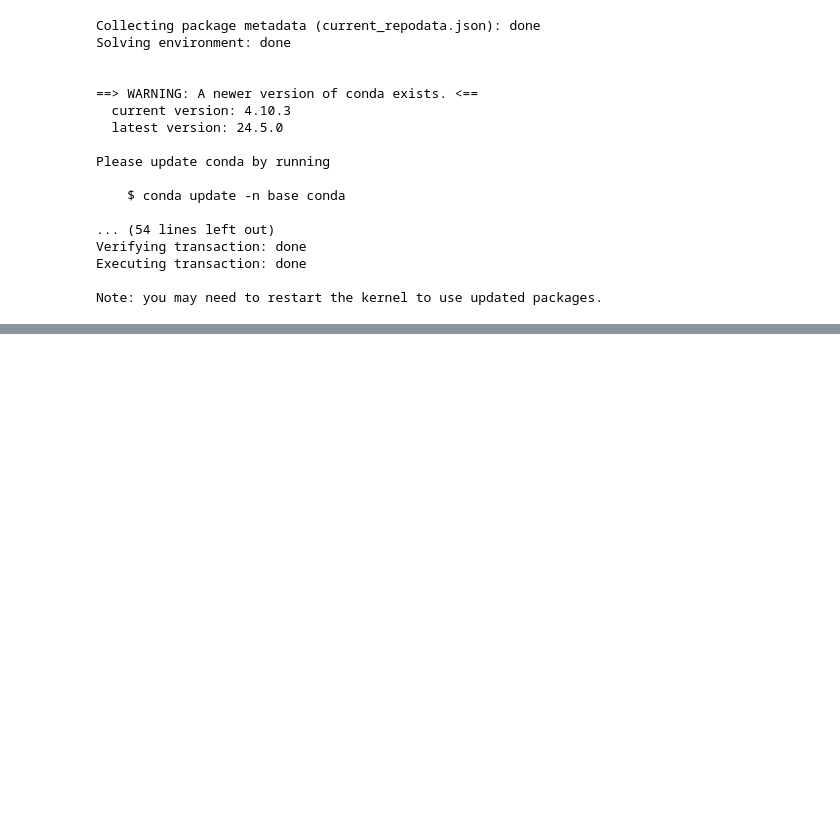
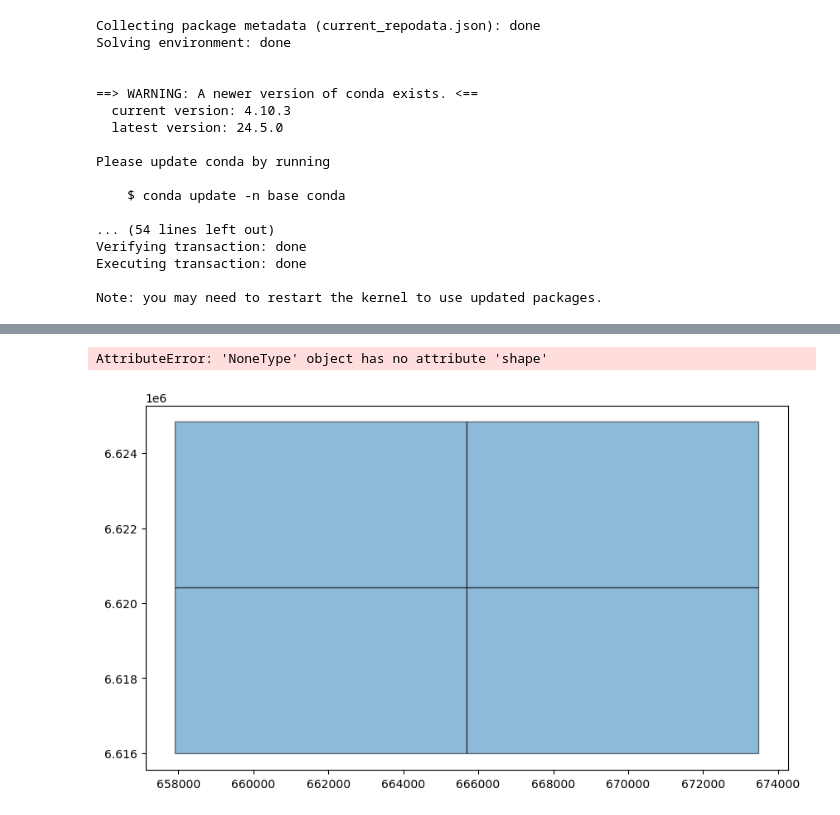
Before and after one commit to rab1tt/geodata, a Jupyter notebook: Geodata.ipynb, the cells around one changed output, grey strips where cells are left out. Drawn from its saved outputs; the diff is of its cells as text; code cells hidden in the pictures; blank space fills up the shorter version.

Commit message:
Add an additional distance function, try smaller grid

```diff
--- a/Geodata.ipynb
+++ b/Geodata.ipynb
@@ -231,3 +262,3 @@ list(grid.window_local_crs(index_of_center, 200000))
 # %%
 axes =  grid.geodataframe.to_crs(epsg=3857).plot(figsize=(10, 10), alpha=0.5, edgecolor="k")
-contextily.add_basemap(axes)
+contextily.add_basemap(axes,crs="epsg:3857")
@@ -235,0 +265,7 @@ contextily.add_basemap(axes)
+# %%
+min_latitude = 50.97
+min_longitude = 5.91
+max_latitude = 51.02
+max_longitude = 6.05
+
+grid = Grid(min_latitude, min_longitude, max_latitude, max_longitude, 5000, 10)
@@ -235,0 +281,6 @@ contextily.add_basemap(axes)
+# %%
+axes =  grid.geodataframe.to_crs(epsg=3857).plot(figsize=(10, 10), alpha=0.5, edgecolor="k")
+contextily.add_basemap(axes)
+# %% [output]
+AttributeError: 'NoneType' object has no attribute 'shape'
+[figure, added]
```
Also changed, not shown: parts of 6 cells of this notebook.
